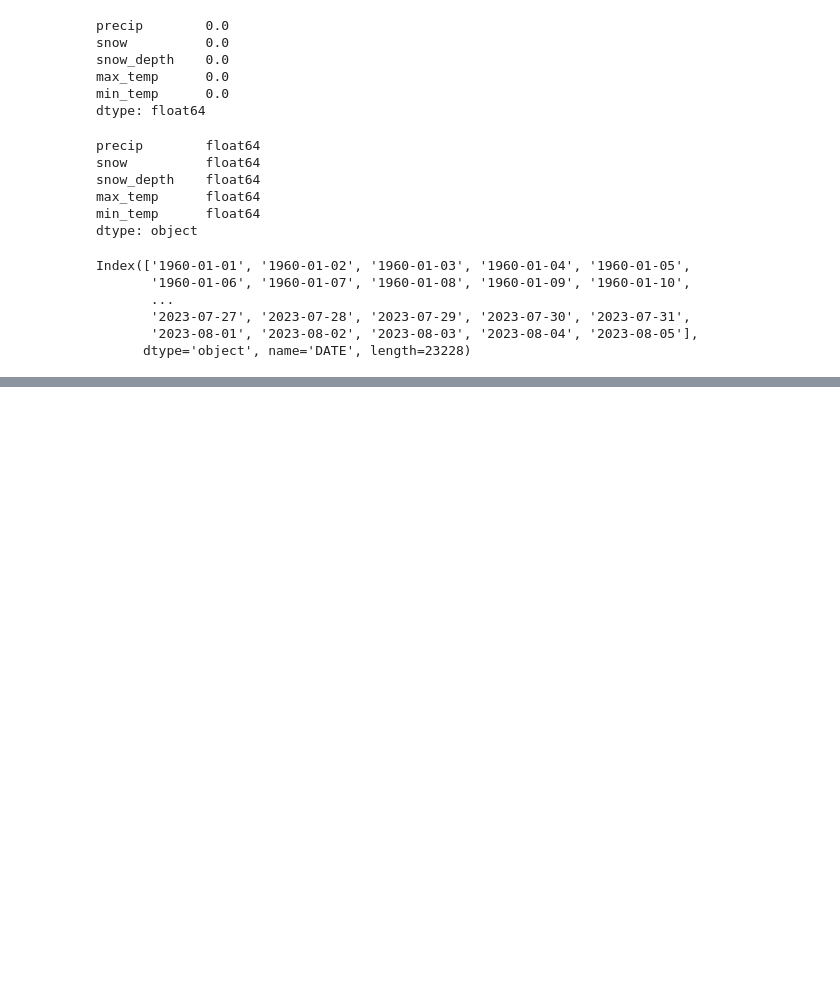
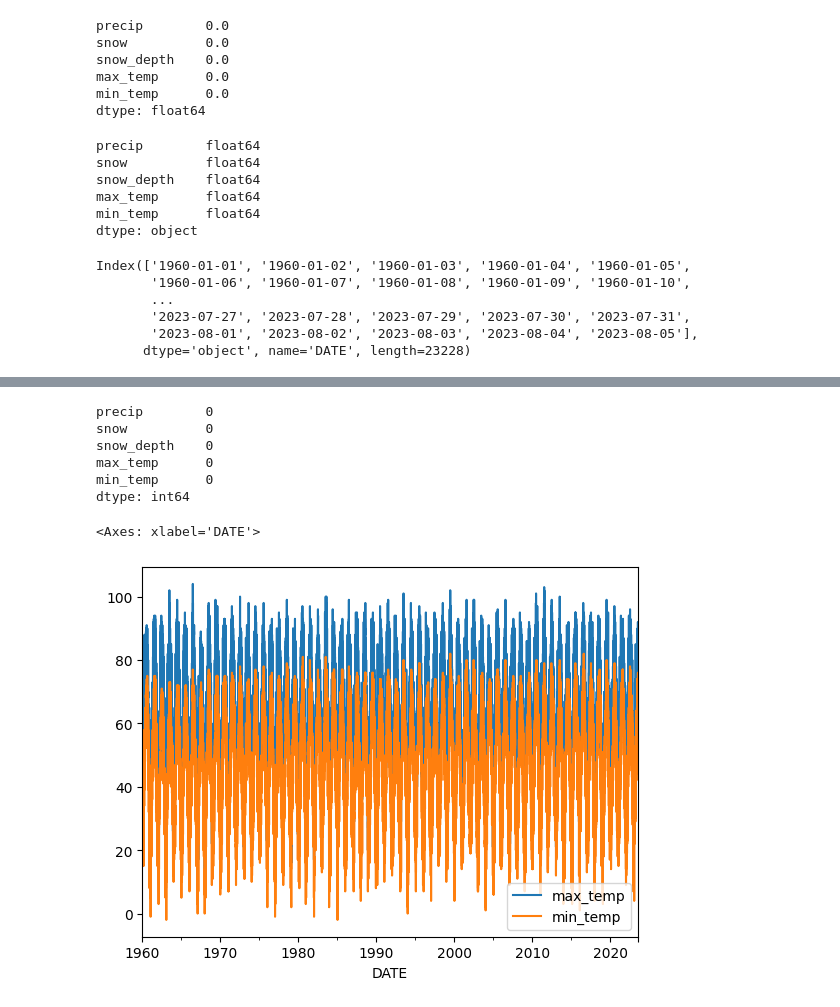
Before and after one commit to rchang0501/weather-forecasting, a Jupyter notebook: forecast.ipynb, the cells around one changed output, grey strips where cells are left out. Drawn from its saved outputs; the diff is of its cells as text; code cells hidden in the pictures; blank space fills up the shorter version.

```diff
--- a/forecast.ipynb
+++ b/forecast.ipynb
@@ -114,3 +114,6 @@ Index(['1960-01-01', '1960-01-02', '1960-01-03', '1960-01-04', '1960-01-05',
        '2023-07-27', '2023-07-28', '2023-07-29', '2023-07-30', '2023-07-31',
        '2023-08-01', '2023-08-02', '2023-08-03', '2023-08-04', '2023-08-05'],
       dtype='object', name='DATE', length=23228)
+# %%
+core_weather.index = pd.to_datetime(core_weather.index)
+core_weather.index
@@ -116,0 +129,14 @@ Index(['1960-01-01', '1960-01-02', '1960-01-03', '1960-01-04', '1960-01-05',
+# %%
+core_weather.apply(lambda x: (x==9999).sum())
+# %% [output]
+precip        0
+snow          0
+snow_depth    0
+max_temp      0
+min_temp      0
+dtype: int64
+# %%
+core_weather[["max_temp", "min_temp"]].plot()
+# %% [output]
+<Axes: xlabel='DATE'>
+[figure, added]
```
Also changed, not shown: parts of 19 cells of this notebook.
